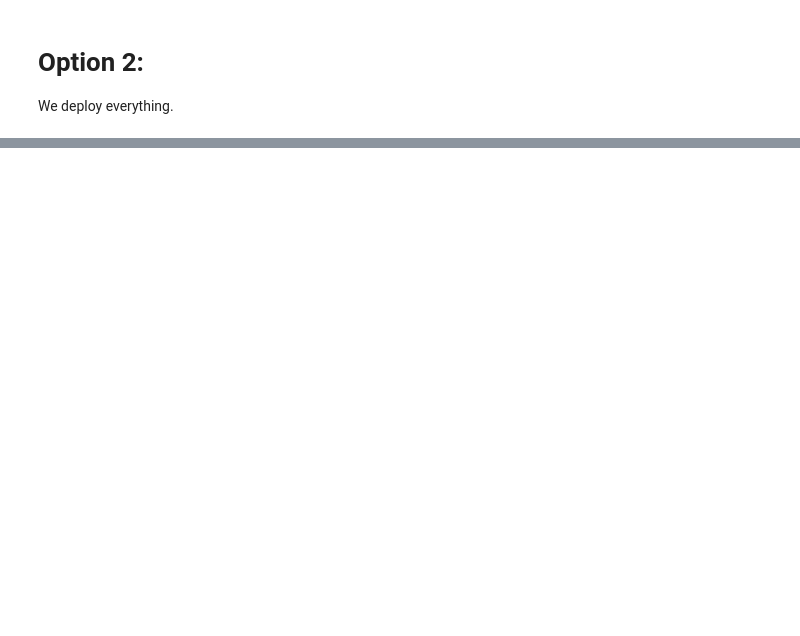
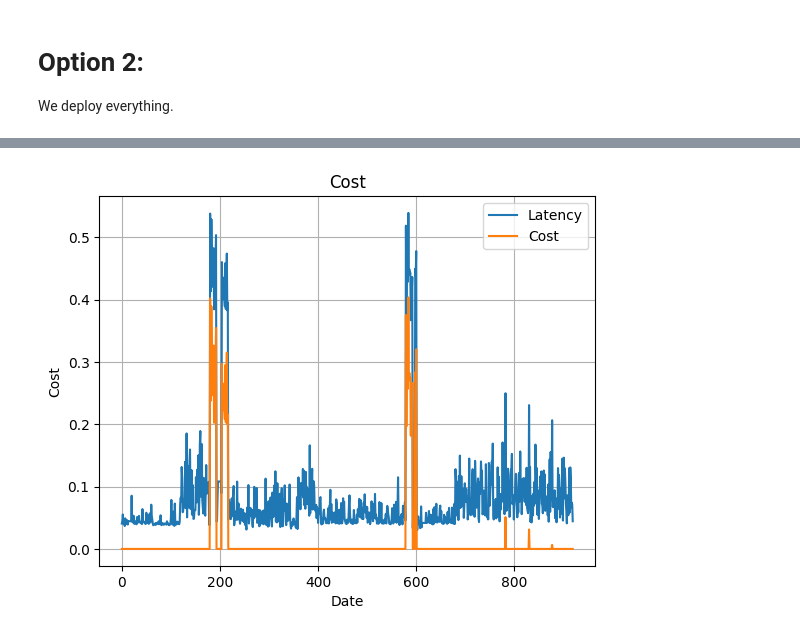
Before and after one commit to joanoliveras/Time-Series-Library, a Jupyter notebook: result_analysis/cost_calculation.ipynb, the cells around one changed output, grey strips where cells are left out. Cells and saved outputs as stored; diff of their text form; code cells hidden in the pictures; blank space fills up the shorter version.

```diff
--- a/result_analysis/cost_calculation.ipynb
+++ b/result_analysis/cost_calculation.ipynb
@@ -114,0 +138,18 @@ df_deployment_daily[df_deployment_daily["approach"].isin(["cloud_cluster_only","
+# %%
+alpha=1
+beta=1
+costs=[]
+for x in range(len(df)):
+    if df["pipelines_status_realtime_pipeline_latency"][x]>=0.200:
+        costs.append(alpha*(math.exp(beta*(df["pipelines_status_realtime_pipeline_latency"][x]-0.200))-1))
+    else:
+        costs.append(0)
+df["cost"]=costs
+plt.plot(df.index, df["pipelines_status_realtime_pipeline_latency"], df['cost'])
+plt.xlabel('Date')
+plt.ylabel('Cost')
+plt.title('Cost')
+plt.legend(["Latency", "Cost"])
+plt.grid(True)
+# %% [output]
+[figure, added]
```
Also changed, not shown: parts of 9 cells of this notebook, 1 other file.
